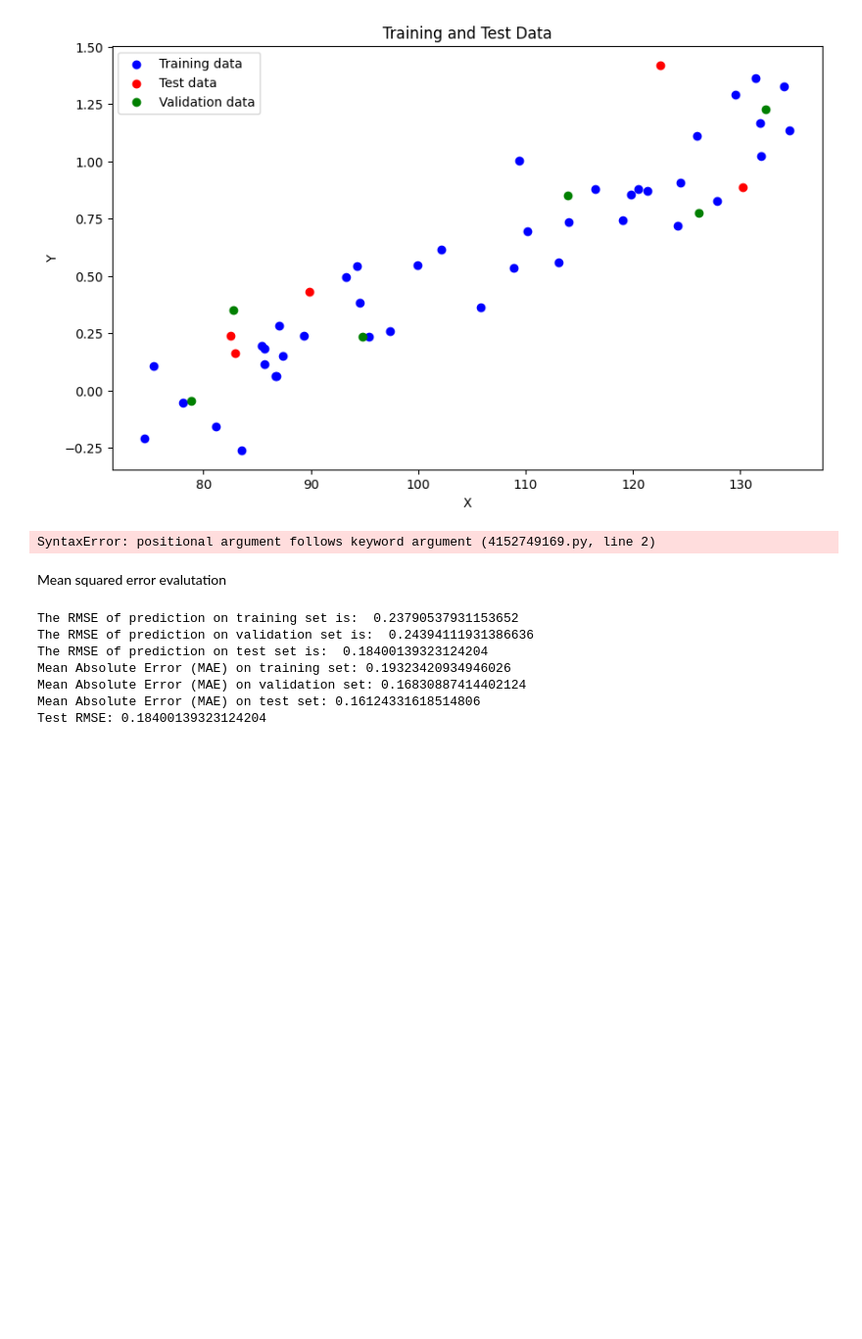
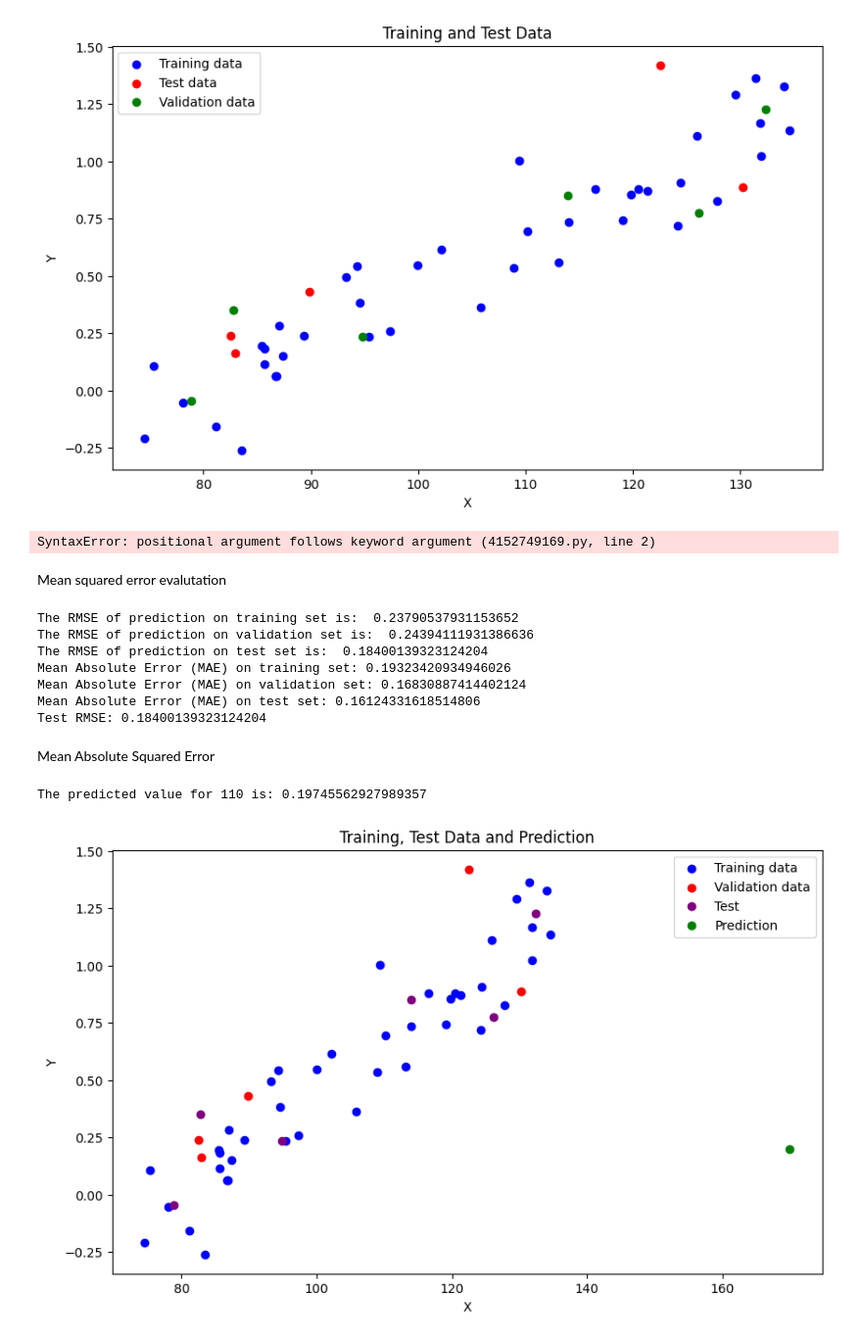
Before and after one commit to Elle0-0/Epic_3, a Jupyter notebook: models/Lgbm/LGBTM.ipynb, the cells around one changed output. Shown at 98% size. Saved outputs shown, nothing was run; the diff lists cells and outputs as text; code cells hidden in the pictures; blank space fills up the shorter version.

```diff
--- a/models/Lgbm/LGBTM.ipynb
+++ b/models/Lgbm/LGBTM.ipynb
@@ -231,3 +231,32 @@ Mean Absolute Error (MAE) on training set: 0.19323420934946026
 Mean Absolute Error (MAE) on validation set: 0.16830887414402124
 Mean Absolute Error (MAE) on test set: 0.16124331618514806
 Test RMSE: 0.18400139323124204
+# %% [markdown]
+Mean Absolute Squared Error
+# %%
+import matplotlib.pyplot as plt
+
+# Assuming your data is 1-dimensional
+plt.figure(figsize=(10, 6))
+
+# Plot the training data
+plt.scatter(X_train, y_train, color='blue', label='Training data')
+
+# Plot the test data
+plt.scatter(X_valid, y_valid, color='red', label='Validation data')
+
+# Plot the prediction
+plt.scatter(X_test, y_test, color='purple', label='Test')
+
+X_pred = np.array([170]).reshape(-1, 1)
+y_test_pred = model_lgbm.predict(X_test, num_iteration=model_lgbm.best_iteration)
+print("The predicted value for 110 is:", y_test_pred[0])
+plt.scatter(X_pred, y_test_pred[0], color='green', label='Prediction')
+plt.xlabel('X')
+plt.ylabel('Y')
+plt.title('Training, Test Data and Prediction')
+plt.legend()
+plt.show()
+# %% [output]
+The predicted value for 110 is: 0.19745562927989357
+[figure, added]
```
Also changed, not shown: parts of 1 cell of this notebook, 2 other files.
